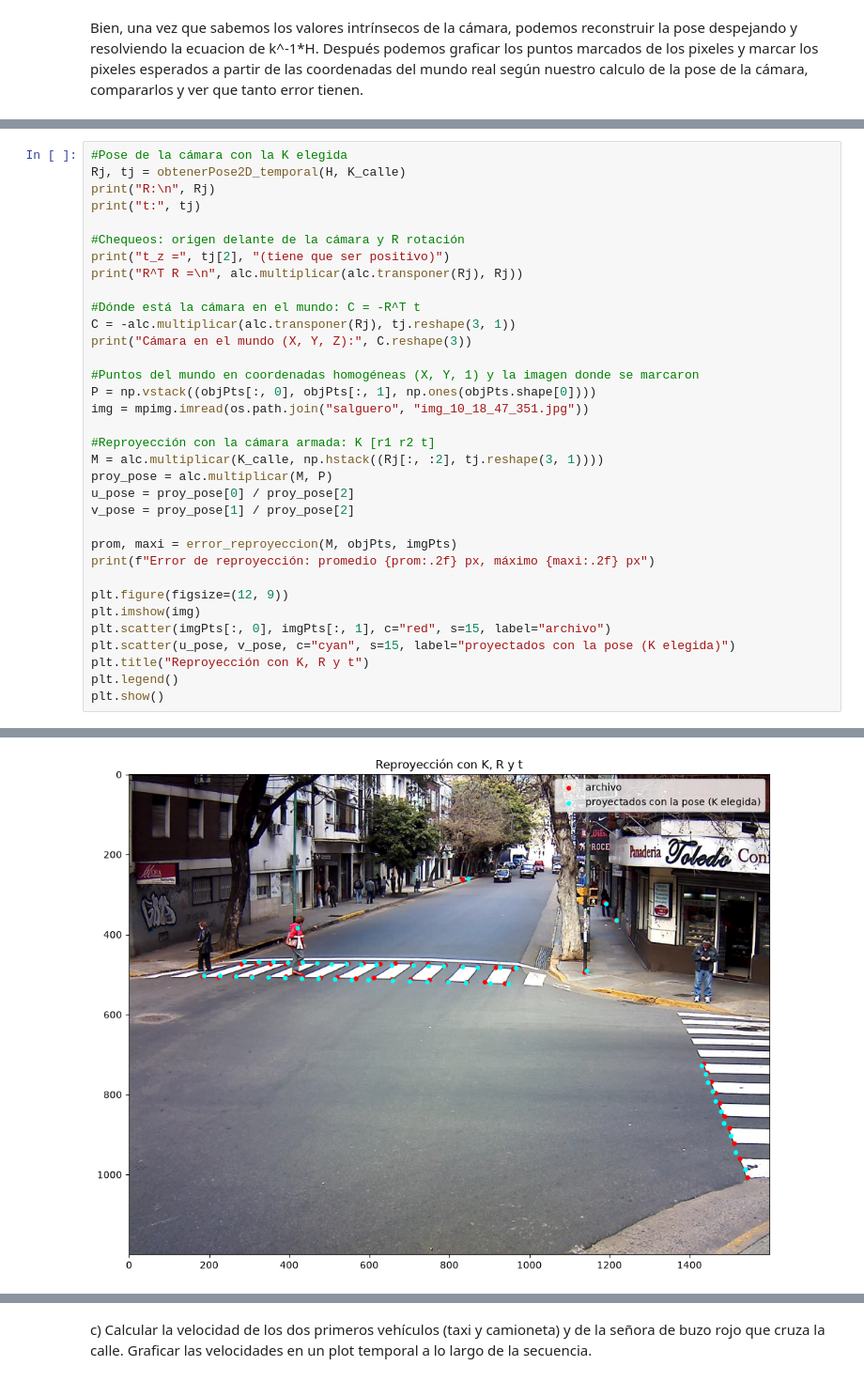
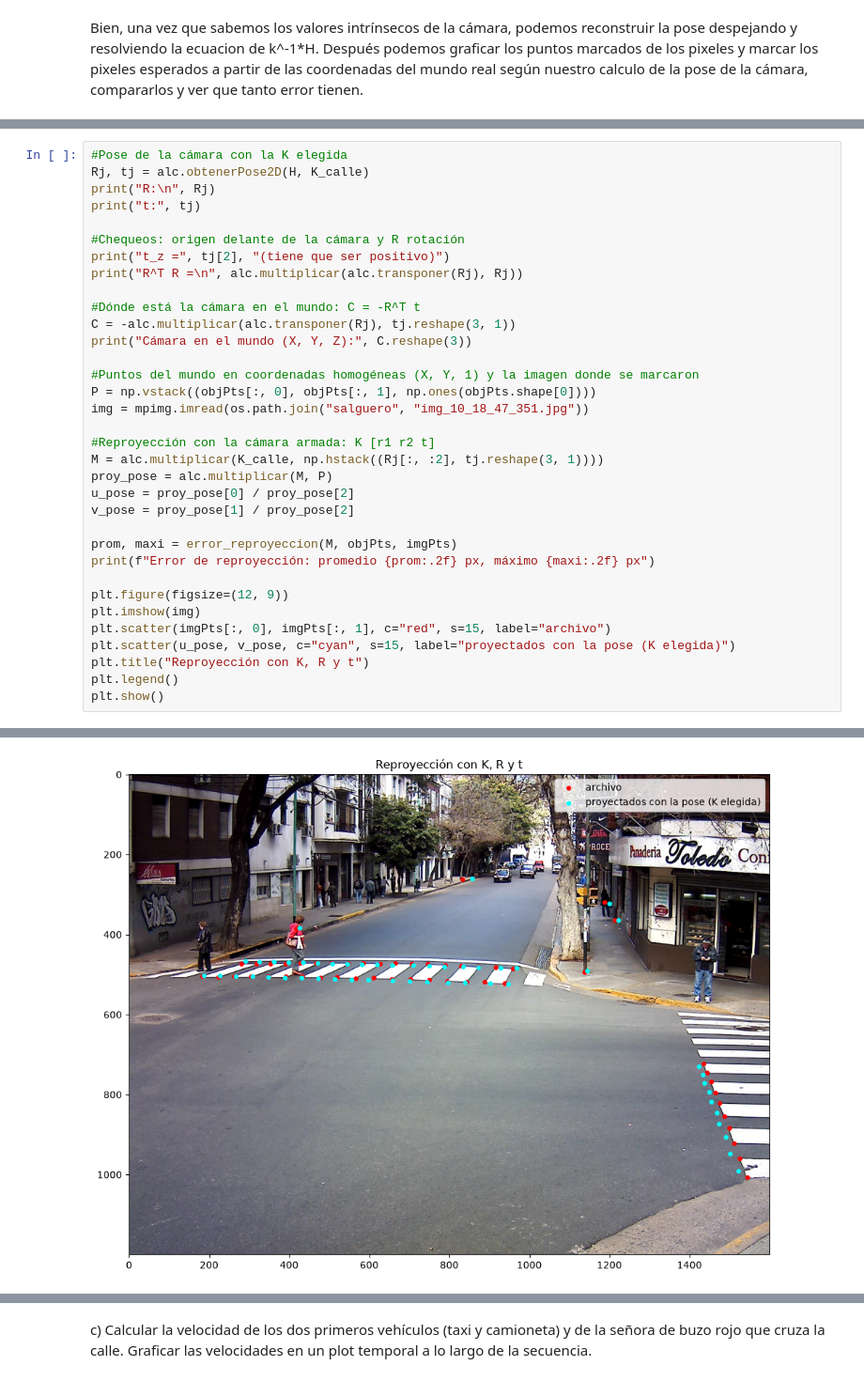
Before and after one commit to benjaminCh13/alc_tp, a Jupyter notebook: grupo_XX_TP.ipynb, the cells around one changed output, grey strips where cells are left out. Shown at 94% size. Saved outputs shown, nothing was run; the diff lists cells and outputs as text.

Commit message:
#11 uso alc.obtenerPose2D corregida, actualizo números e imagen del 5b

```diff
--- a/grupo_XX_TP.ipynb
+++ b/grupo_XX_TP.ipynb
@@ -618,6 +586,6 @@ Entre la 2da y 3ra, si solo miramos la pose de la cámara, no queda tan claro cu
 # %%
 #Pose de la cámara con la K elegida
-Rj, tj = obtenerPose2D_temporal(H, K_calle)
+Rj, tj = alc.obtenerPose2D(H, K_calle)
 print("R:\n", Rj)
 print("t:", tj)
 
@@ -665,3 +633,3 @@ Error de reproyección: promedio 7.35 px, máximo 20.33 px
-[figure, old version]
+[figure, new version]
 # %% [markdown]
 De paso adjuntamos una proyección de todas las K a la vez para compararlas, aunque no es parte del ejercicio (es mas del a, pero nos permite ver por qué elegimos esta K para reproyectar y calcular la pose):
```
Also changed, not shown: parts of 5 cells of this notebook.
